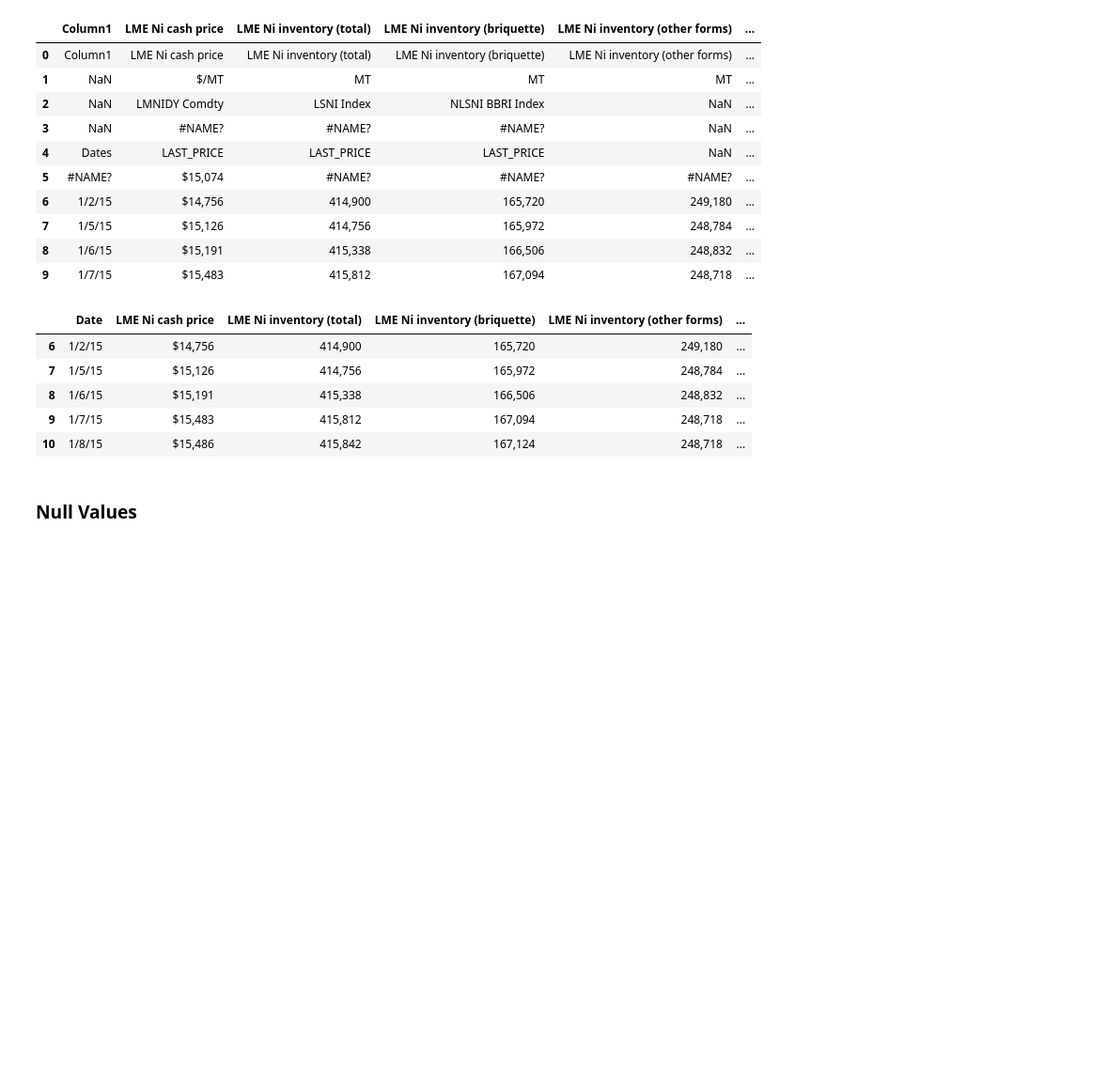
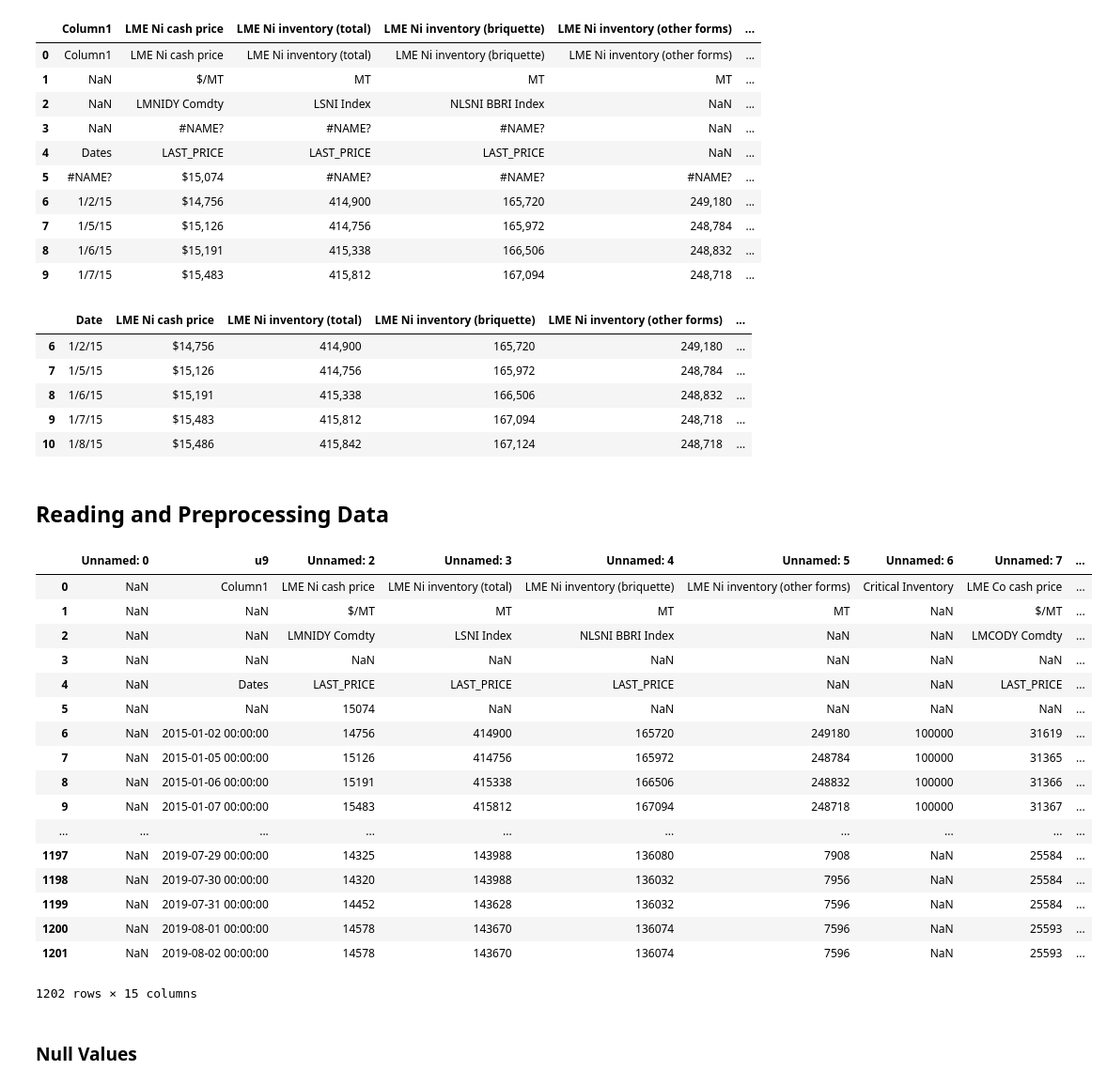
Before and after one commit to chiemiko/metals-research, a Jupyter notebook: ARIMA_practice.ipynb, the cells around one changed output. Shown at 94% size. Drawn from its saved outputs; the diff is of its cells as text; code cells hidden in the pictures; blank space fills up the shorter version.

```diff
--- a/ARIMA_practice.ipynb
+++ b/ARIMA_practice.ipynb
@@ -45,6 +45,32 @@ df.head()
 # %%
 df['Date'] = pd.to_datetime(df['Date'])
 df = df.set_index('Date')
+# %% [markdown]
+## Reading and Preprocessing Data
+# %%
+filename = 'raw_data_finals\MetalsDashboard(Aug)LATEST.xlsx'
+test_df = pd.read_excel(filename, sheetname="Commodities Data")
+# %%
+test_df
+# %% [output]
+|  | Unnamed: 0 | u9 | Unnamed: 2 | Unnamed: 3 | Unnamed: 4 | Unnamed: 5 | Unnamed: 6 | Unnamed: 7 | ... |
+| 0 | NaN | Column1 | LME Ni cash price | LME Ni inventory (total) | LME Ni inventory (briquette) | LME Ni inventory (other forms) | Critical Inventory | LME Co cash price | ... |
+| 1 | NaN | NaN | $/MT | MT | MT | MT | NaN | $/MT | ... |
+| 2 | NaN | NaN | LMNIDY Comdty | LSNI Index | NLSNI BBRI Index | NaN | NaN | LMCODY Comdty | ... |
+| 3 | NaN | NaN | NaN | NaN | NaN | NaN | NaN | NaN | ... |
+| 4 | NaN | Dates | LAST_PRICE | LAST_PRICE | LAST_PRICE | NaN | NaN | LAST_PRICE | ... |
+| 5 | NaN | NaN | 15074 | NaN | NaN | NaN | NaN | NaN | ... |
+| 6 | NaN | 2015-01-02 00:00:00 | 14756 | 414900 | 165720 | 249180 | 100000 | 31619 | ... |
+| 7 | NaN | 2015-01-05 00:00:00 | 15126 | 414756 | 165972 | 248784 | 100000 | 31365 | ... |
+| 8 | NaN | 2015-01-06 00:00:00 | 15191 | 415338 | 166506 | 248832 | 100000 | 31366 | ... |
+| 9 | NaN | 2015-01-07 00:00:00 | 15483 | 415812 | 167094 | 248718 | 100000 | 31367 | ... |
+| ... | ... | ... | ... | ... | ... | ... | ... | ... | ... |
+| 1197 | NaN | 2019-07-29 00:00:00 | 14325 | 143988 | 136080 | 7908 | NaN | 25584 | ... |
+| 1198 | NaN | 2019-07-30 00:00:00 | 14320 | 143988 | 136032 | 7956 | NaN | 25584 | ... |
+| 1199 | NaN | 2019-07-31 00:00:00 | 14452 | 143628 | 136032 | 7596 | NaN | 25584 | ... |
+| 1200 | NaN | 2019-08-01 00:00:00 | 14578 | 143670 | 136074 | 7596 | NaN | 25593 | ... |
+| 1201 | NaN | 2019-08-02 00:00:00 | 14578 | 143670 | 136074 | 7596 | NaN | 25593 | ... |
+1202 rows × 15 columns
 # %% [markdown]
 ### Null Values
 # %%
```
Also changed, not shown: 11 other files.
